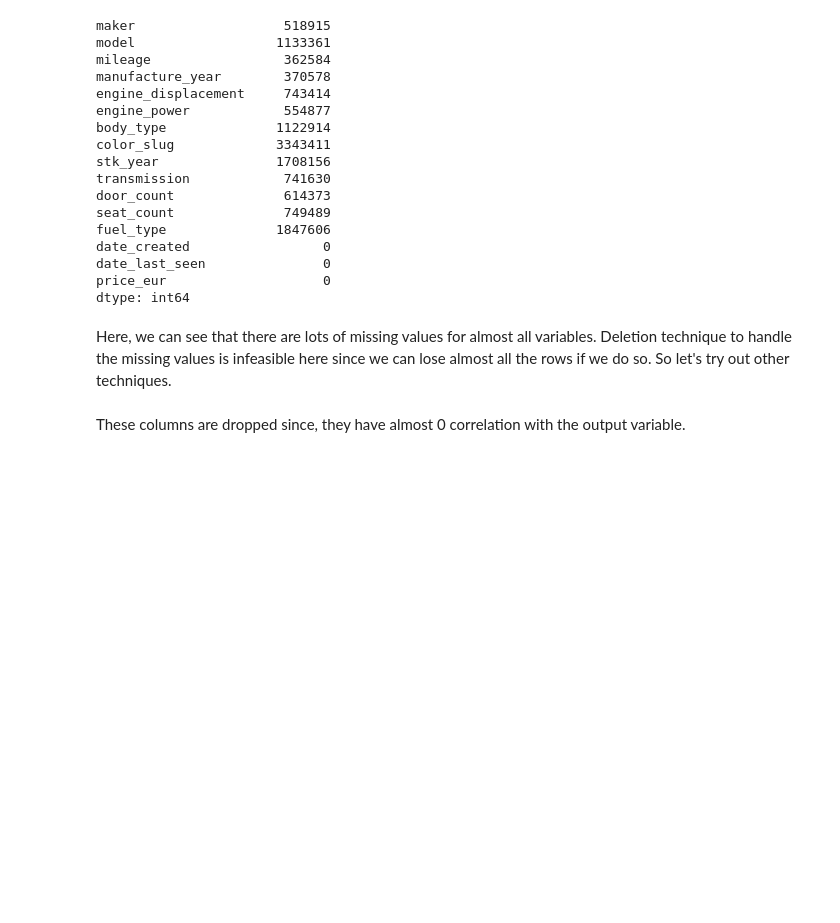
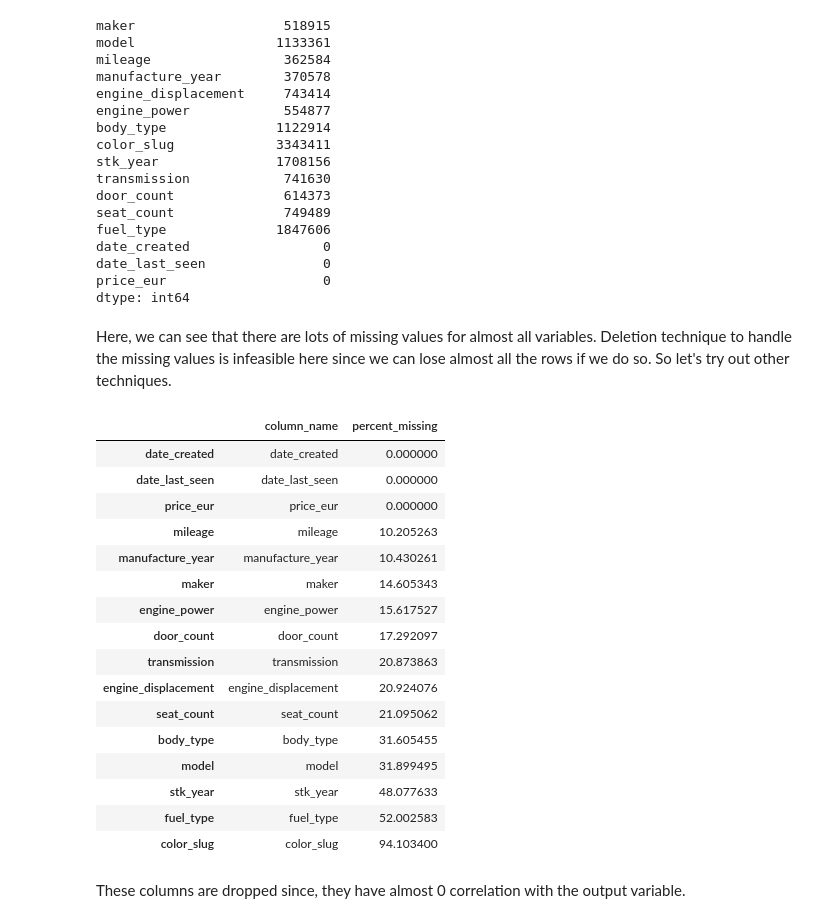
Before and after one commit to bikashgup/AITraining-Project1, a Jupyter notebook: notebooks/AITraining_Day_3.ipynb, the cells around one changed output. Cells and saved outputs as stored; diff of their text form; code cells hidden in the pictures; blank space fills up the shorter version.

```diff
--- a/notebooks/EDA_Car_Ads.ipynb
+++ b/notebooks/AITraining_Day_3.ipynb
@@ -89,6 +94,30 @@ price_eur                    0
 dtype: int64
 # %% [markdown]
 Here, we can see that there are lots of missing values for almost all variables.  Deletion technique to handle the missing values is infeasible here since we can lose almost all the rows if we do so. So let's try out other techniques.
+# %%
+percent_missing = df.isnull().sum() * 100 / len(df)
+missing_value_df = pd.DataFrame({'column_name': df.columns,
+                                 'percent_missing': percent_missing})
+missing_value_df.sort_values('percent_missing', inplace=True)
+missing_value_df
+# %% [output]
+|  | column_name | percent_missing |
+| date_created | date_created | 0.000000 |
+| date_last_seen | date_last_seen | 0.000000 |
+| price_eur | price_eur | 0.000000 |
+| mileage | mileage | 10.205263 |
+| manufacture_year | manufacture_year | 10.430261 |
+| maker | maker | 14.605343 |
+| engine_power | engine_power | 15.617527 |
+| door_count | door_count | 17.292097 |
+| transmission | transmission | 20.873863 |
+| engine_displacement | engine_displacement | 20.924076 |
+| seat_count | seat_count | 21.095062 |
+| body_type | body_type | 31.605455 |
+| model | model | 31.899495 |
+| stk_year | stk_year | 48.077633 |
+| fuel_type | fuel_type | 52.002583 |
+| color_slug | color_slug | 94.103400 |
 # %%
 df.drop(['color_slug','body_type', 'date_last_seen'], axis = 1, inplace = True)
 # %% [markdown]
```
Also changed, not shown: parts of 6 cells of this notebook.
